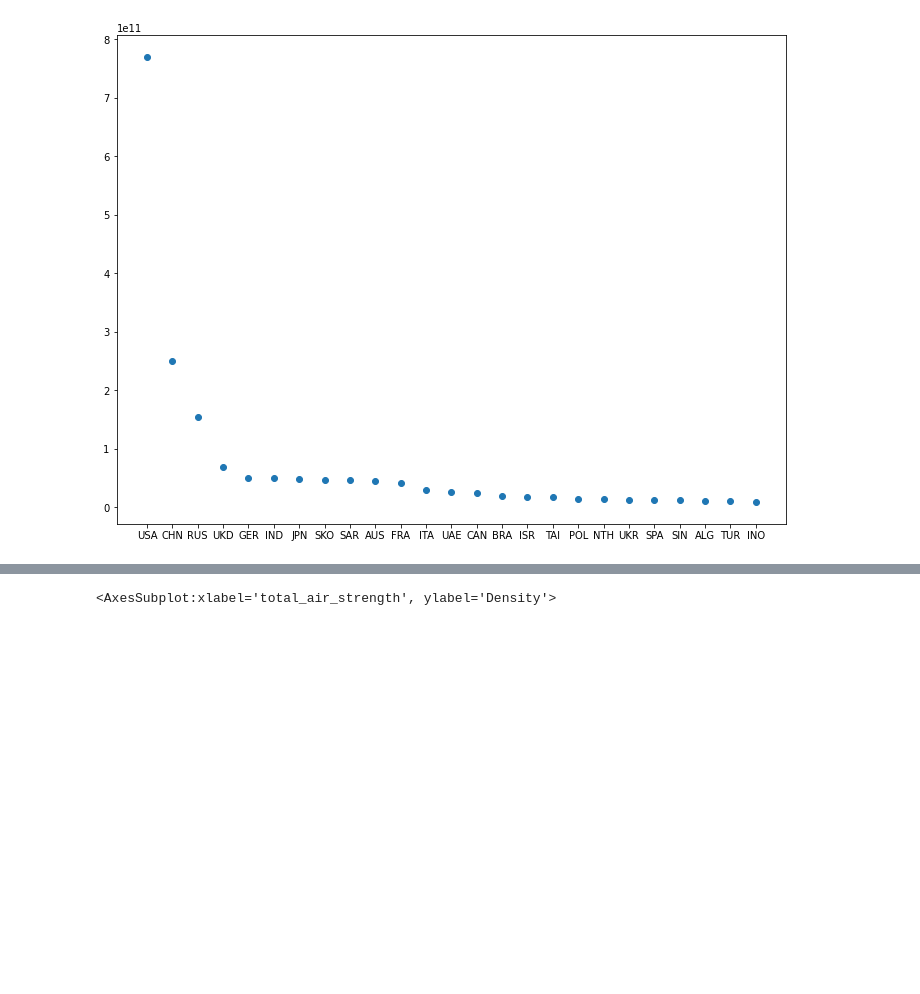
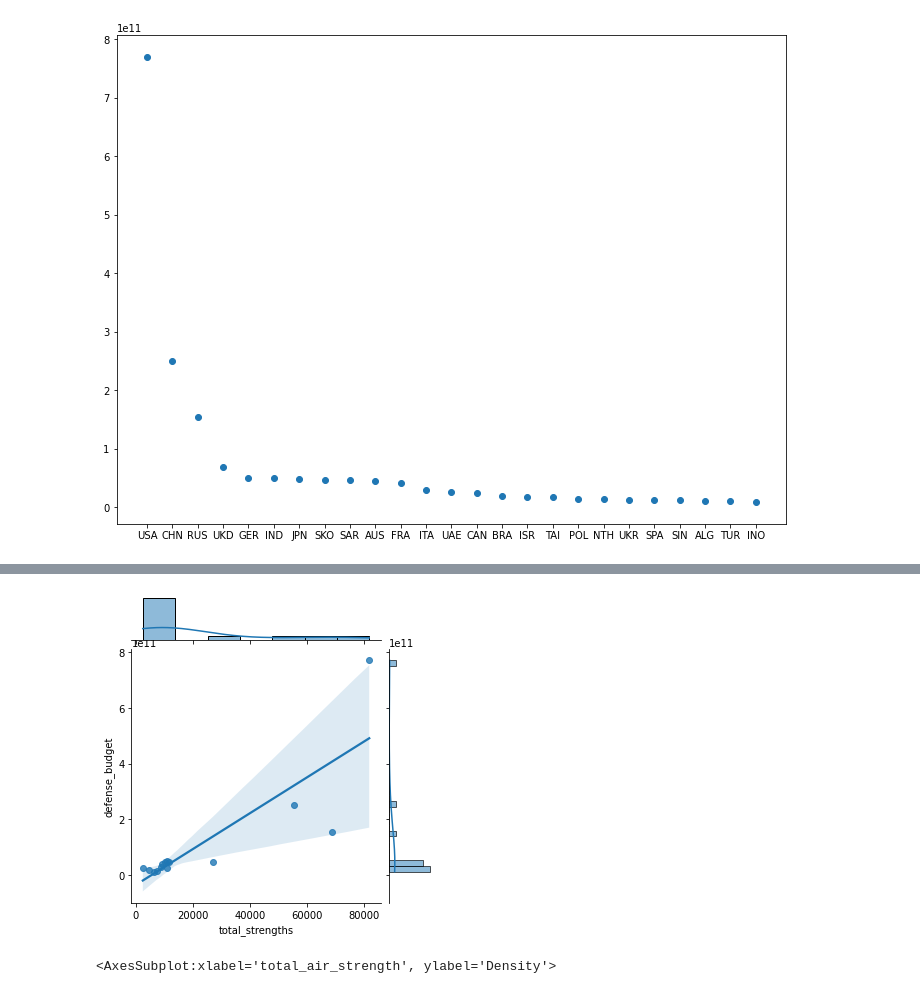
Before and after one commit to raycerna/military-firepower, a Jupyter notebook: explore_model.ipynb, the cells around one changed output, grey strips where cells are left out. Cells and saved outputs as stored; diff of their text form; code cells hidden in the pictures; blank space fills up the shorter version.

```diff
--- a/explore_model.ipynb
+++ b/explore_model.ipynb
@@ -105,3 +114,8 @@ numcols
+# %%
+sns.jointplot(x="total_strengths", y="defense_budget", data=train,  kind='reg', height=5)
+plt.show()
+# %% [output]
+[figure, added]
 # %%
 plt.figure(figsize=(15,5))
 sns.distplot(train.total_air_strength)
```
Also changed, not shown: parts of 22 cells of this notebook.
